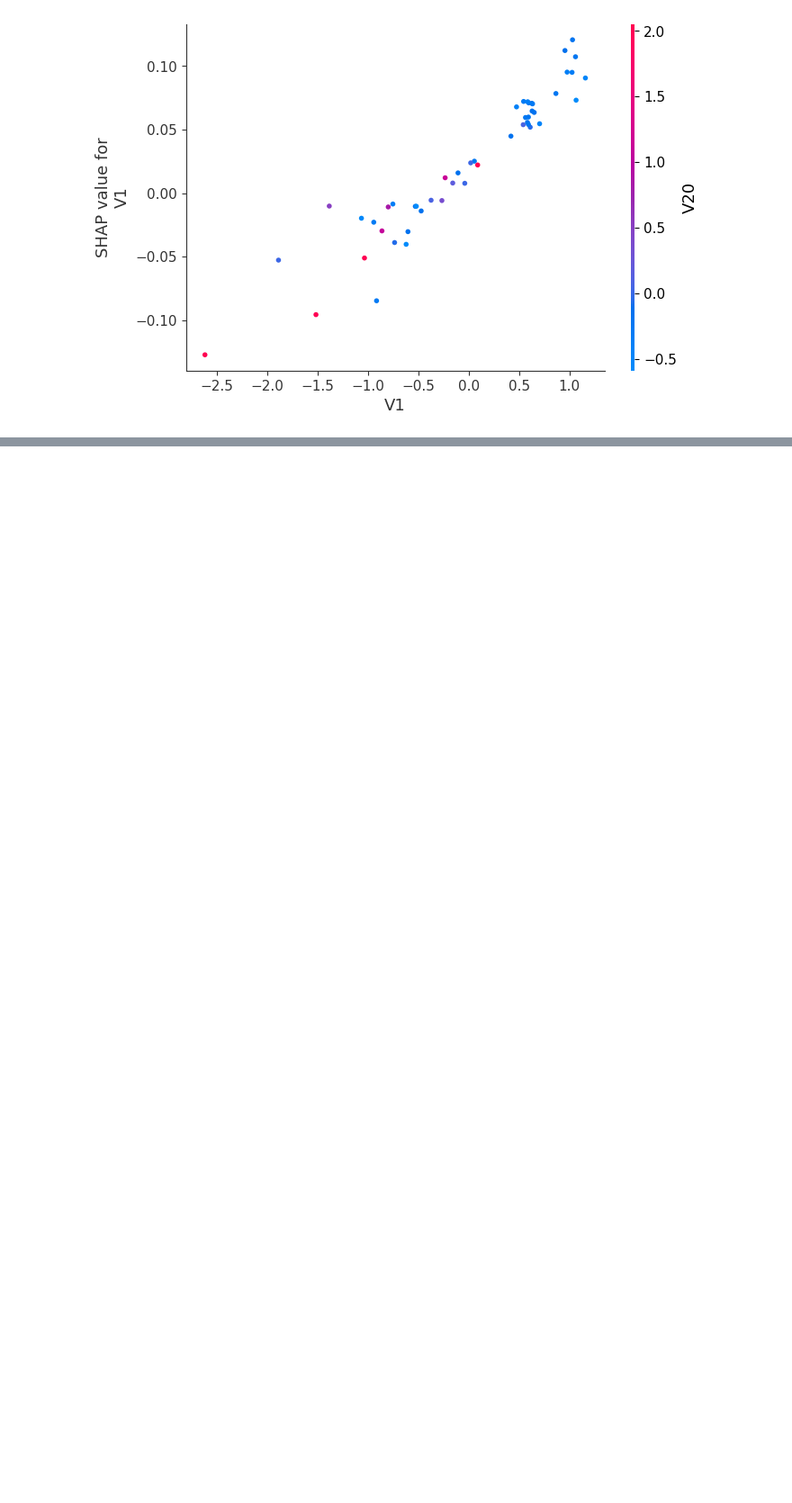
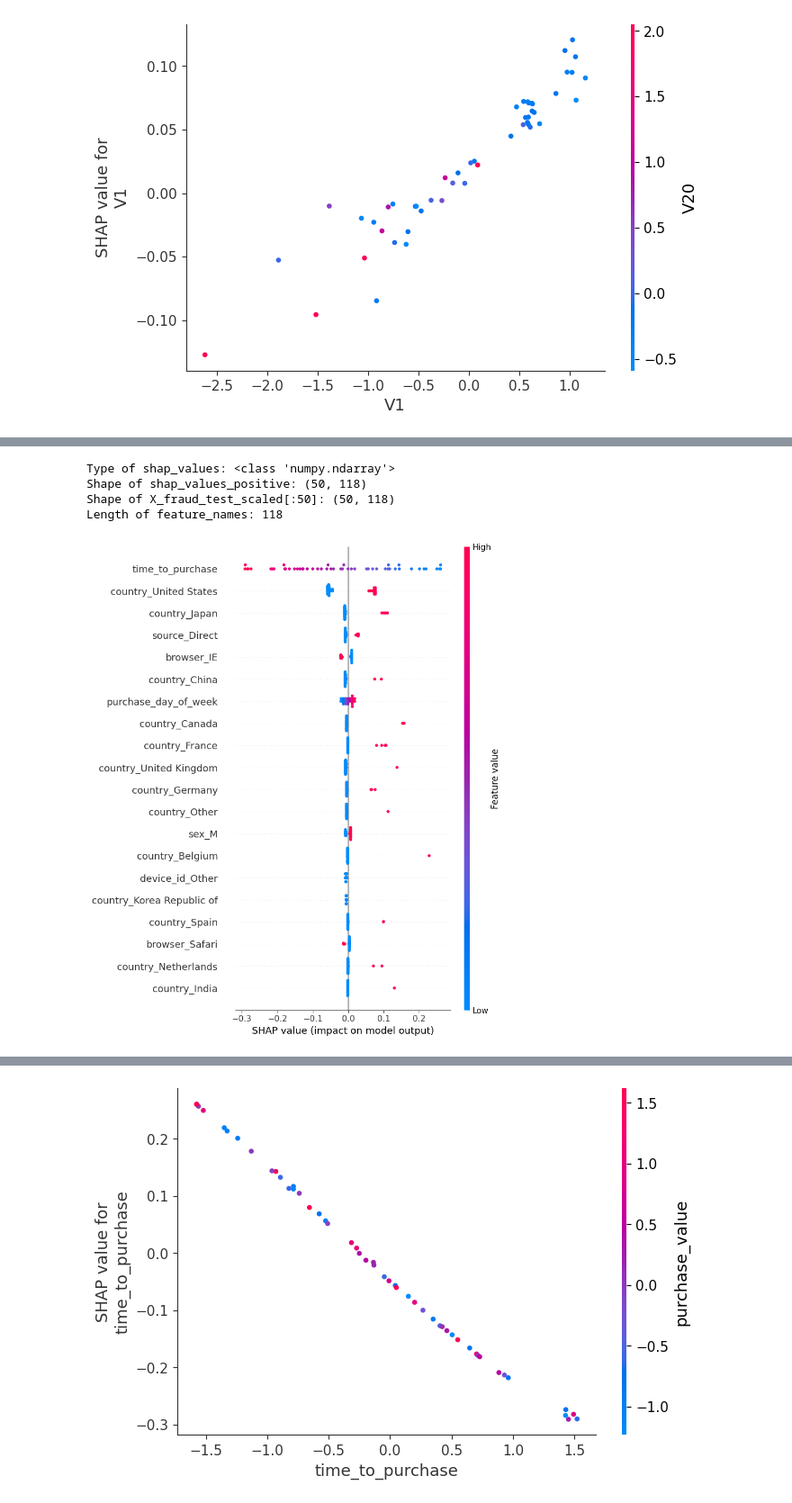
Before and after one commit to Nahom-ketsela/kaim-week-08, a Jupyter notebook: notebook/Model_explainability.ipynb, the cells around one changed output, grey strips where cells are left out. Shown at 90% size. Drawn from its saved outputs; the diff is of its cells as text; code cells hidden in the pictures; blank space fills up the shorter version.

Commit message:
model explainability using shap done on fraud data set on logestic regression model.

```diff
--- a/notebook/Model_explainability.ipynb
+++ b/notebook/Model_explainability.ipynb
@@ -165,0 +256,16 @@ exp.save_to_file('lime_explanation.html')
+# %%
+from sklearn.linear_model import LogisticRegression
+from sklearn.metrics import classification_report, accuracy_score
+
+# Initialize and train the Logistic Regression model
+lr_fraud = LogisticRegression(max_iter=1000, random_state=42)
+lr_fraud.fit(X_fraud_train_res, y_fraud_train_res)
+
+# Predict on the original (imbalanced) test set
+y_pred = lr_fraud.predict(X_fraud_test_scaled)
+
+# Evaluate the model
+acc = accuracy_score(y_fraud_test, y_pred)
+print("\n--- Logistic Regression Model Evaluation on Credit Card Data ---")
+print("Accuracy:", acc)
+print("Classification Report:\n", classification_report(y_fraud_test, y_pred))
@@ -165,0 +284,48 @@ exp.save_to_file('lime_explanation.html')
+# %%
+import shap
+import numpy as np
+
+# Use a random subset of the SMOTE-resampled training data as background for SHAP
+background = X_fraud_train_res[np.random.choice(X_fraud_train_res.shape[0], 100, replace=False)]
+
+# Create a KernelExplainer using the predict_proba function of the model
+explainer = shap.KernelExplainer(lr_fraud.predict_proba, background)
+
+# Calculate SHAP values for the first 50 test samples
+shap_values = explainer.shap_values(X_fraud_test_scaled[:50])
+
+# Debugging: Print the type and shape of shap_values
+print(f"Type of shap_values: {type(shap_values)}")
+if isinstance(shap_values, list):
+    print(f"Length of shap_values: {len(shap_values)}")
+    for i, sv in enumerate(shap_values):
+        print(f"Shape of shap_values[{i}]: {sv.shape}")
+
+# Convert shap_values to a numpy array
+shap_values_array = np.array(shap_values)
+
+# Extract SHAP values for the positive class (class 1 - Fraud)
+shap_values_positive = shap_values_array[:, :, 1]
+
+# Verify the shape
+print(f"Shape of shap_values_positive: {shap_values_positive.shape}")
+
+# Verify input data
+print(f"Shape of X_fraud_test_scaled[:50]: {X_fraud_test_scaled[:50].shape}")
+print(f"Length of feature_names: {len(X_fraud.columns.tolist())}")
+
+# Plot SHAP Summary Plot for the positive class (Fraud)
+shap.summary_plot(shap_values_positive, X_fraud_test_scaled[:50], feature_names=X_fraud.columns.tolist())
+
+# Plot SHAP Force Plot for the first instance (for class 'Fraud')
+shap.initjs()
+shap.force_plot(explainer.expected_value[1], shap_values_positive[0, :], feature_names=X_fraud.columns.tolist())
+
+# Plot SHAP Dependence Plot for a specific feature ( 'time_to_purchase')
+shap.dependence_plot("time_to_purchase", shap_values_positive, X_fraud_test_scaled[:50], feature_names=X_fraud.columns.tolist())
+# %% [output]
+Type of shap_values: <class 'numpy.ndarray'>
+Shape of shap_values_positive: (50, 118)
+Shape of X_fraud_test_scaled[:50]: (50, 118)
+Length of feature_names: 118
+[figure, added]
@@ -165,0 +333 @@ exp.save_to_file('lime_explanation.html')
+[figure, added]
```
Also changed, not shown: parts of 3 cells of this notebook.
